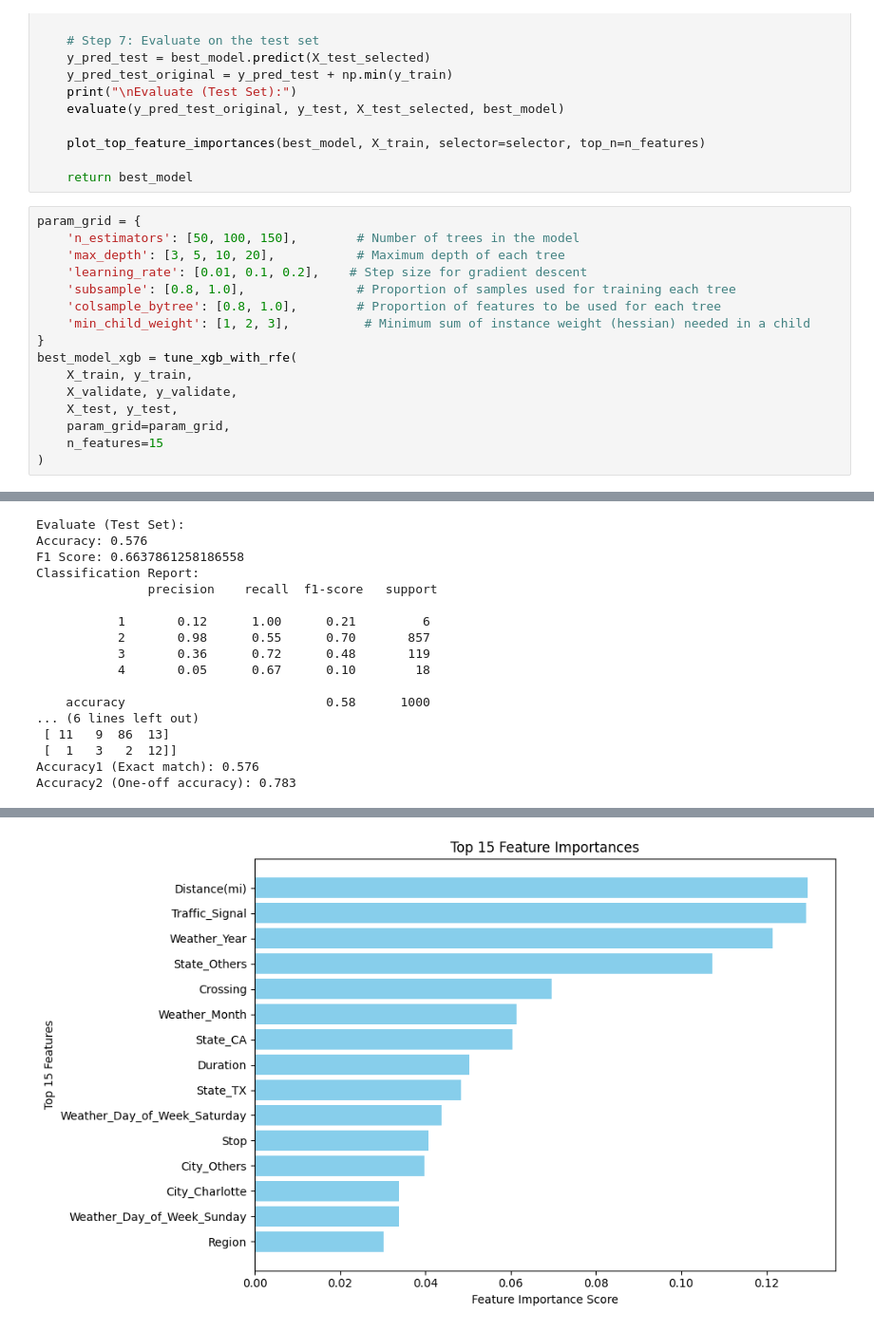
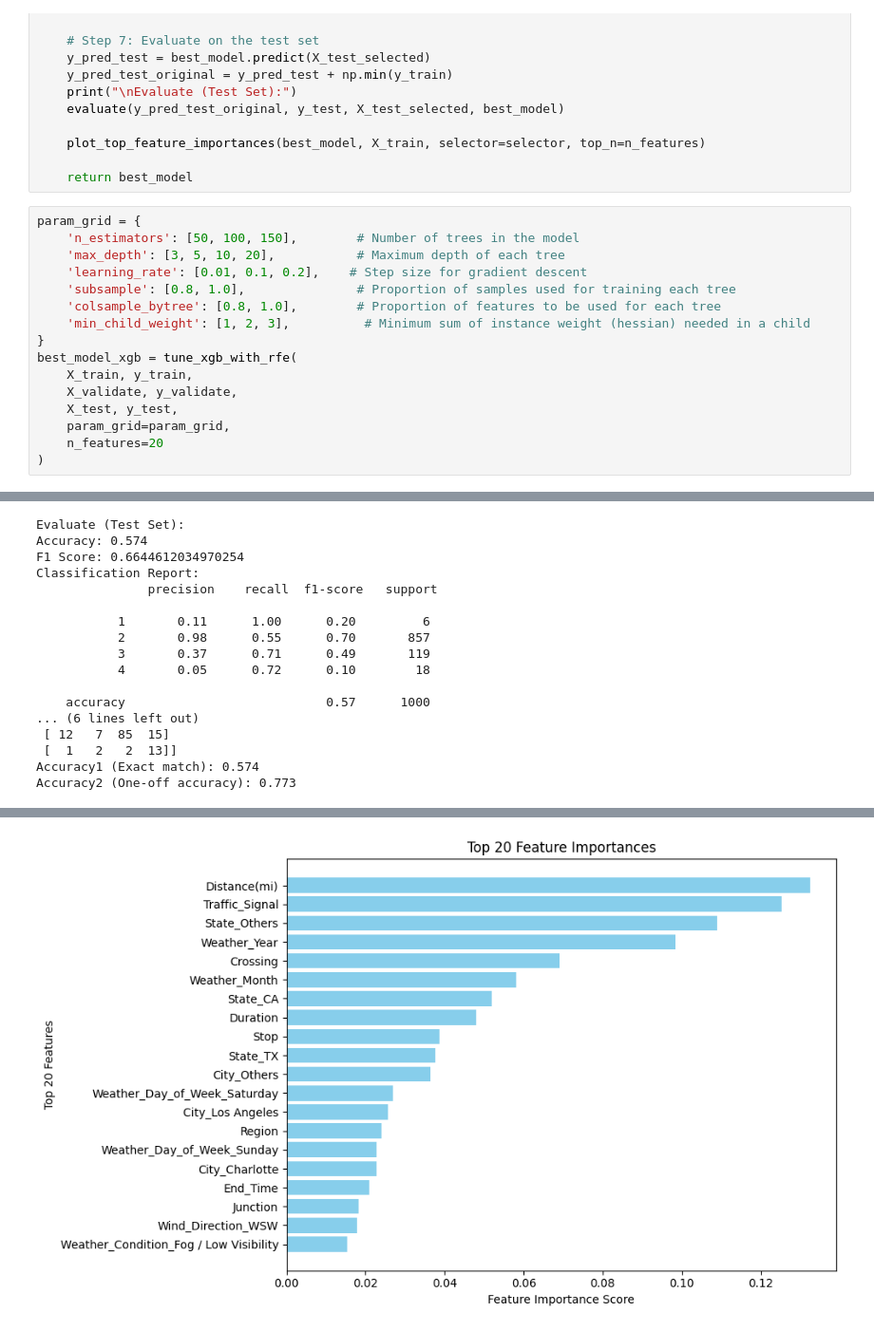
Before and after one commit to win-laeyee/traffic_accident_severity_prediction, a Jupyter notebook: notebooks/models/xgboost_improved_v3.ipynb, the cells around one changed output, grey strips where cells are left out. Shown at 95% size. Cells and saved outputs as stored; diff of their text form.

```diff
--- a/notebooks/models/xgboost_improved_v3.ipynb
+++ b/notebooks/models/xgboost_improved_v3.ipynb
@@ -481,7 +481,7 @@ best_model_xgb = tune_xgb_with_rfe(
     X_validate, y_validate,
     X_test, y_test,
     param_grid=param_grid,
-    n_features=15
+    n_features=20
 )
 # %% [output]
 Fitting 5 folds for each of 432 candidates, totalling 2160 fits
@@ -506,18 +506,18 @@ Accuracy2 (One-off accuracy): 0.79
 Evaluate (Test Set):
-Accuracy: 0.576
-F1 Score: 0.6637861258186558
+Accuracy: 0.574
+F1 Score: 0.6644612034970254
 Classification Report:
                precision    recall  f1-score   support
 
-           1       0.12      1.00      0.21         6
+           1       0.11      1.00      0.20         6
            2       0.98      0.55      0.70       857
-           3       0.36      0.72      0.48       119
-           4       0.05      0.67      0.10        18
+           3       0.37      0.71      0.49       119
+           4       0.05      0.72      0.10        18
 
-    accuracy                           0.58      1000
+    accuracy                           0.57      1000
 ... (6 lines left out)
- [ 11   9  86  13]
- [  1   3   2  12]]
-Accuracy1 (Exact match): 0.576
-Accuracy2 (One-off accuracy): 0.783
+ [ 12   7  85  15]
+ [  1   2   2  13]]
+Accuracy1 (Exact match): 0.574
+Accuracy2 (One-off accuracy): 0.773
 [figure]
@@ -525,3 +525,3 @@ Accuracy2 (One-off accuracy): 0.783
-[figure, old version]
+[figure, new version]
 # %% [markdown]
 
```
Also changed, not shown: parts of 12 cells of this notebook, 3 other files.
